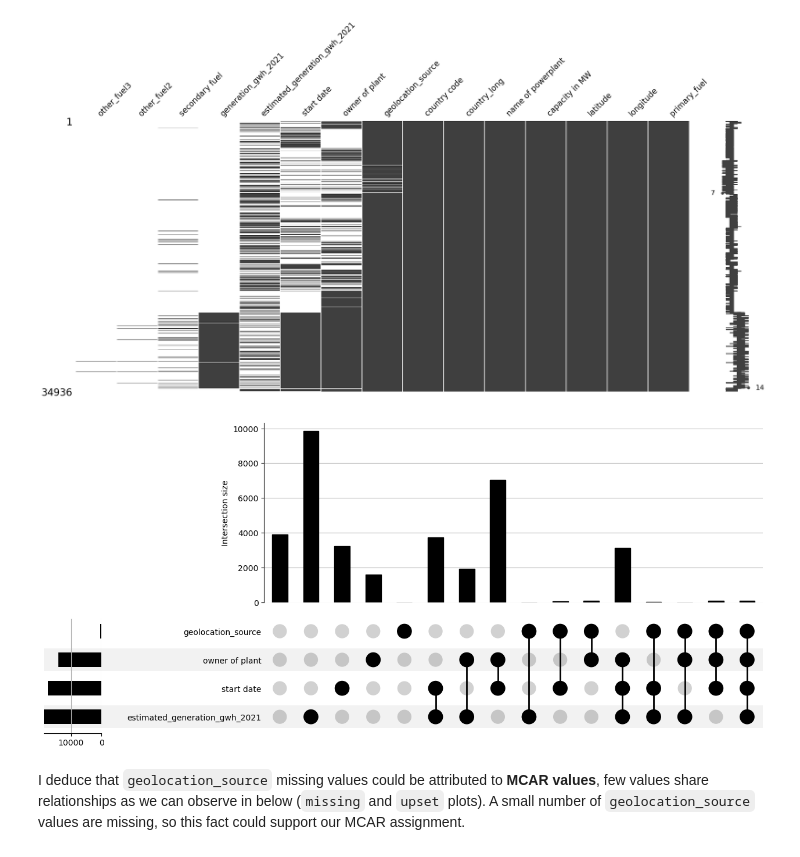
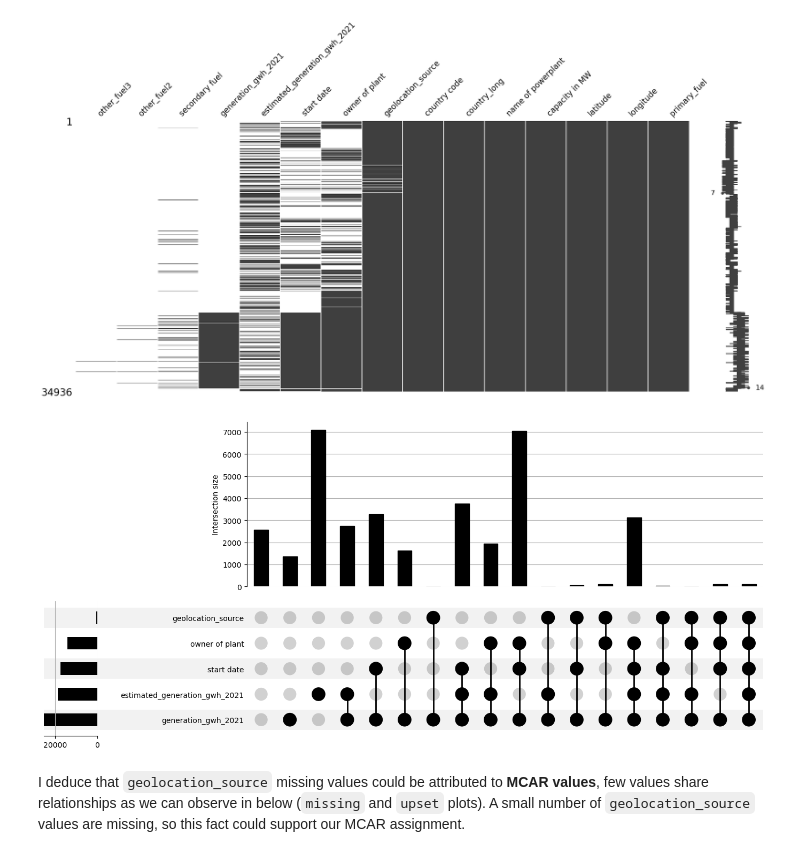
Before and after one commit to fenilenvinileno97/missing-values, a Jupyter notebook: notebooks/renewables-missing-exploration.ipynb, the cells around one changed output. Drawn from its saved outputs; the diff is of its cells as text; code cells hidden in the pictures.

```diff
--- a/notebooks/renewables-missing-exploration.ipynb
+++ b/notebooks/renewables-missing-exploration.ipynb
@@ -353,15 +366,15 @@ plt.show()
 # %%
 (
     df
     .missing
     .missing_upsetplot(
-        variables = ['geolocation_source', 'owner of plant', 'start date', 'estimated_generation_gwh_2021'],
+        variables = ['geolocation_source', 'owner of plant', 'start date', 'estimated_generation_gwh_2021', 'generation_gwh_2021'],
         element_size = 50
     )
 )
 plt.show()
 # %% [output]
-[figure, old version]
+[figure, new version]
 # %% [markdown]
 I deduce that `geolocation_source` missing values could be attributed to **MCAR values**, few values share relationships as we can observe in below (`missing` and `upset` plots). A small number of `geolocation_source` values are missing, so this fact could support our MCAR assignment.
 # %%
```
Also changed, not shown: parts of 10 cells of this notebook, 1 other file.
